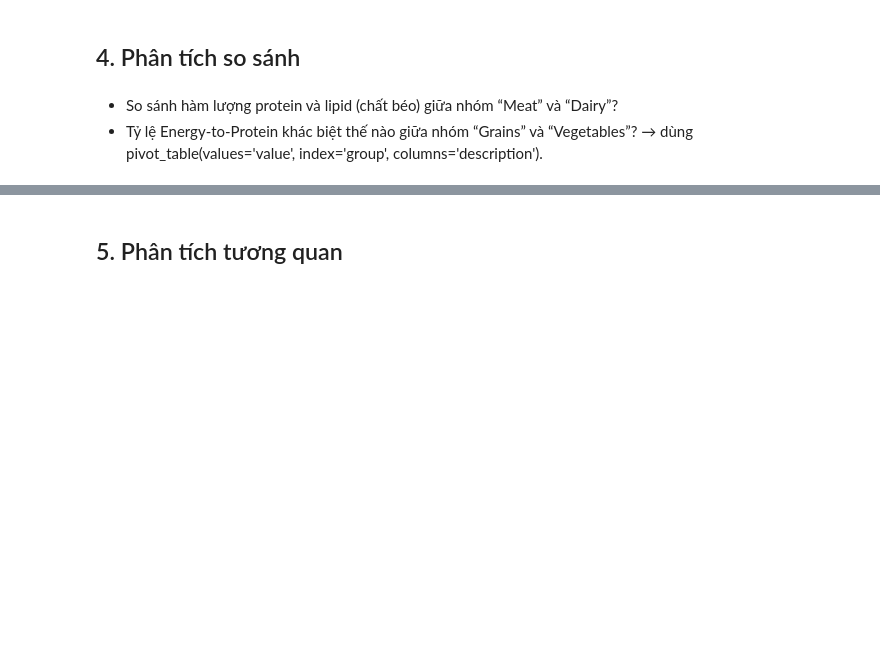
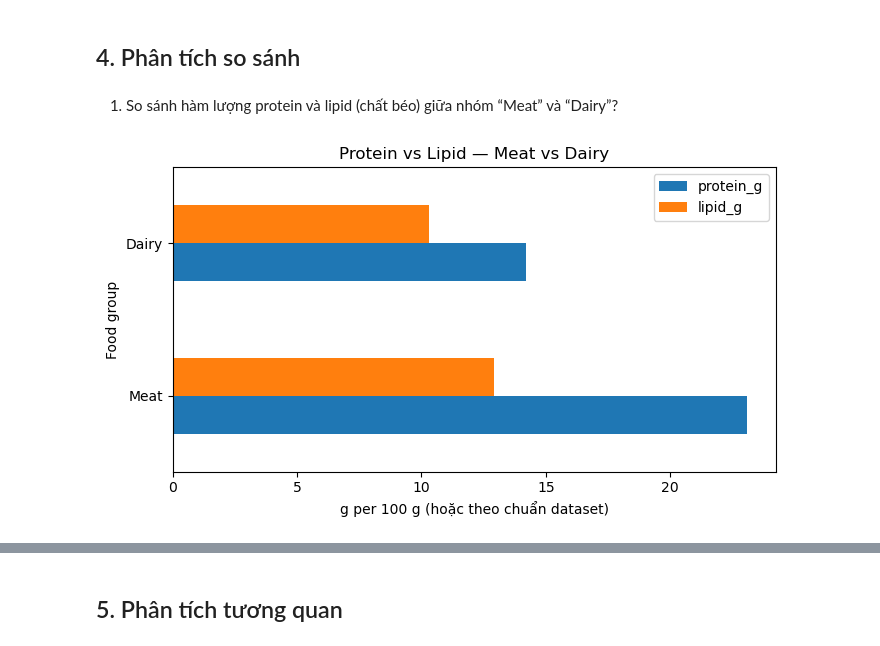
Before and after one commit to aquattda/LTT_DA, a Jupyter notebook: Lab/Lab5_BOOK_Chapter13/13_4.ipynb, the cells around one changed output, grey strips where cells are left out. Drawn from its saved outputs; the diff is of its cells as text; code cells hidden in the pictures; blank space fills up the shorter version.

```diff
--- a/Lab/Lab5_BOOK_Chapter13/13_4.ipynb
+++ b/Lab/Lab5_BOOK_Chapter13/13_4.ipynb
@@ -258,7 +452,79 @@ plt.show()
 - Trong toàn bộ nhóm sản phẩm nổi bật thì các loại rau củ (~800), sản phẩm từ thịt bò (~600) và sản phẩm đồ nướng (500) là các nhóm có độ phổ biến cũng như số lượng cao nhất trong toàn bộ nhóm sản phẩm.
 # %% [markdown]
 ## 4. Phân tích so sánh
-# %% [markdown]
-+ So sánh hàm lượng protein và lipid (chất béo) giữa nhóm “Meat” và “Dairy”?
-+ Tỷ lệ Energy-to-Protein khác biệt thế nào giữa nhóm “Grains” và “Vegetables”?
-→ dùng pivot_table(values='value', index='group', columns='description').
+# %% [markdown]
+1) So sánh hàm lượng protein và lipid (chất béo) giữa nhóm “Meat” và “Dairy”?
+# %%
+import pandas as pd
+import numpy as np
+import json, ast
+import matplotlib.pyplot as plt
+
+# ---------- 0) Chuẩn bị nutrients_df nếu chưa có ----------
+def to_items(x):
+    if x is None: return []
+    if isinstance(x, str):
+        for parser in (json.loads, ast.literal_eval):
+            try: return parser(x)
+            except Exception: pass
+    if isinstance(x, dict): return [x]
+    if isinstance(x, (list, tuple)): return list(x)
+    return []
+
+if "nutrients_df" not in globals():
+    df0 = info.rename(columns={"description":"food_desc", "group":"food_group"}).copy()
+    df0["nutrients"] = df0["nutrients"].apply(to_items)
+    tmp = df0.explode("nutrients", ignore_index=True)
+    nut_part = tmp["nutrients"].apply(pd.Series)\
+                 .rename(columns={"description":"nutrient_desc", "group":"nutrient_group"})
+    nutrients_df = pd.concat([tmp.drop(columns=["nutrients"]), nut_part], axis=1)
+
+# ---------- 1) Lọc Protein & Lipid (g) ----------
+nut = nutrients_df.copy()
+nut["nutrient_desc_l"] = nut["nutrient_desc"].str.casefold()
+nut["units_l"] = nut["units"].str.lower()
+
+is_protein = nut["nutrient_desc_l"].eq("protein") & nut["units_l"].eq("g")
+# “Total lipid (fat)” đôi khi viết khác nhau -> dùng contains
+is_lipid   = nut["nutrient_desc_l"].str.contains("total lipid") & nut["units_l"].eq("g")
+
+prot = (nut.loc[is_protein, ["id","food_desc","food_group","value"]]
+          .rename(columns={"value":"protein_g"}))
+lipid = (nut.loc[is_lipid,   ["id","food_desc","food_group","value"]]
+          .rename(columns={"value":"lipid_g"}))
+
+# Gộp để có 1 dòng/food: lấy max nếu có trùng
+prot_agg  = prot.groupby(["id","food_desc","food_group"], as_index=False)["protein_g"].max()
+lipid_agg = lipid.groupby(["id","food_desc","food_group"], as_index=False)["lipid_g"].max()
+
+df = prot_agg.merge(lipid_agg, on=["id","food_desc","food_group"], how="outer")
+
+# ---------- 2) Quy về nhóm rộng: 'Meat' vs 'Dairy' ----------
+def broad_group(g):
+    g_l = str(g).casefold()
+    if any(k in g_l for k in [
+        "beef", "pork", "lamb", "veal", "game", "sausage", "meat", "poultry"
+    ]):
+        return "Meat"
+    if "dairy" in g_l or "egg" in g_l:
+        return "Dairy"
+    return None
+
+df["broad_group"] = df["food_group"].map(broad_group)
+df2 = df[df["broad_group"].isin(["Meat","Dairy"])].copy()
+
+# ---------- 3) Tính trung bình theo nhóm ----------
+summary = (df2.groupby("broad_group")[["protein_g","lipid_g"]]
+             .mean()
+             .round(2)
+             .reindex(["Meat","Dairy"]))  # cố định thứ tự
+
+# ---------- 4) Vẽ barh so sánh ----------
+ax = summary.plot(kind="barh", figsize=(7,4))
+ax.set_xlabel("g per 100 g (hoặc theo chuẩn dataset)")
+ax.set_ylabel("Food group")
+ax.set_title("Protein vs Lipid — Meat vs Dairy")
+plt.tight_layout()
+plt.show()
+# %% [output]
+[figure, added]
```
Also changed, not shown: parts of 15 cells of this notebook, 1 other file.
